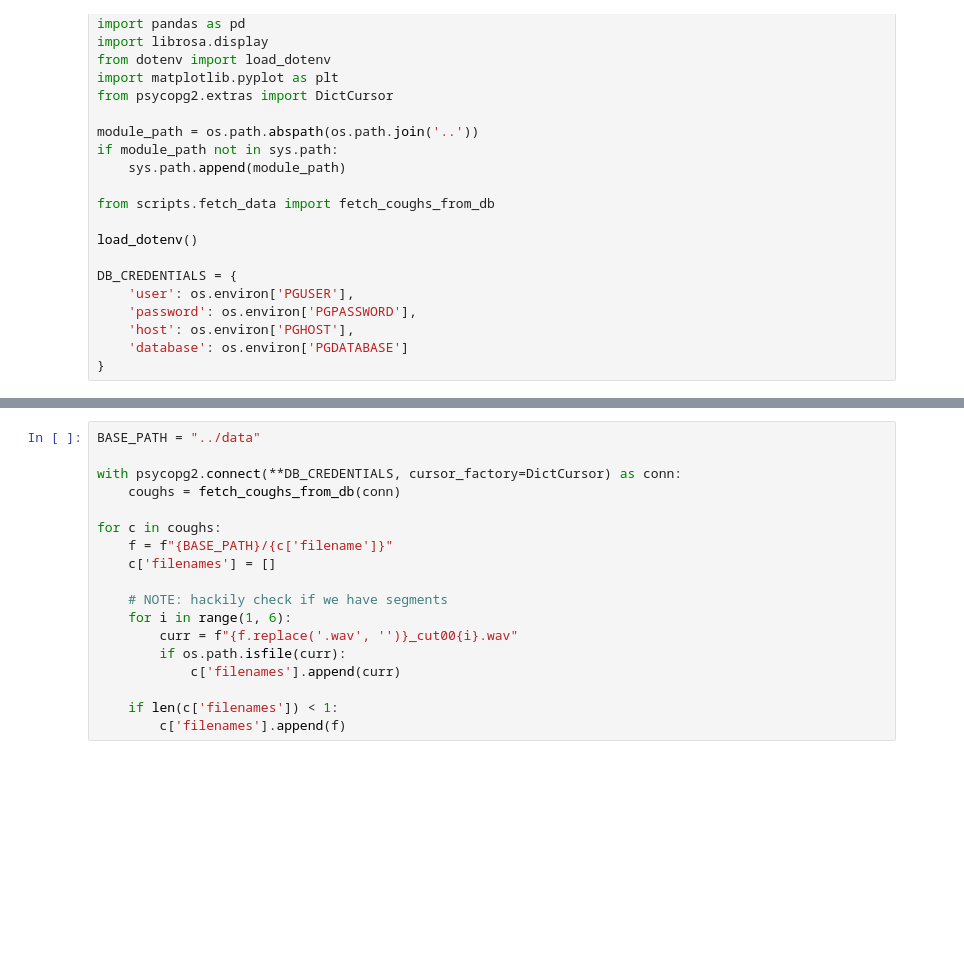
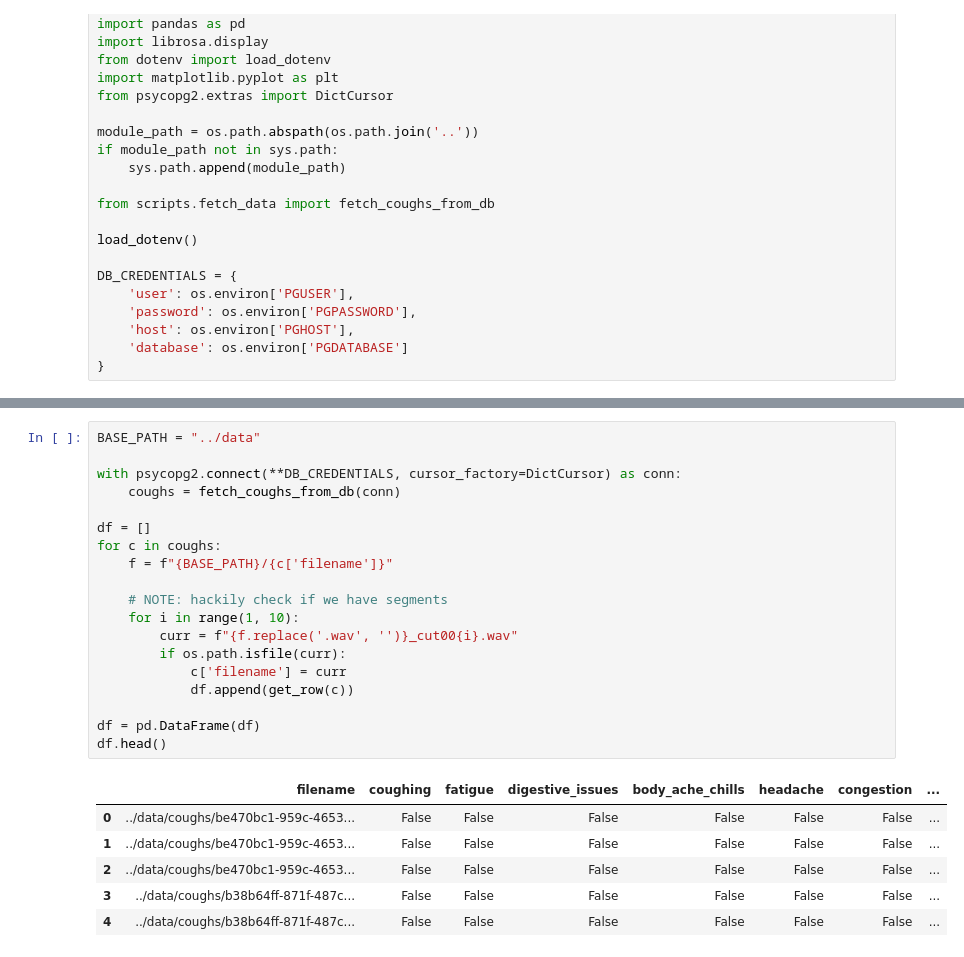
Before and after one commit to ale316/covid-19-classifier, a Jupyter notebook: notebooks/visualizations.ipynb, the cells around one changed output, grey strips where cells are left out. Cells and saved outputs as stored; diff of their text form; blank space fills up the shorter version.

```diff
--- a/notebooks/visualizations.ipynb
+++ b/notebooks/visualizations.ipynb
@@ -28,18 +44,26 @@ DB_CREDENTIALS = {
 # %%
 BASE_PATH = "../data"
 
 with psycopg2.connect(**DB_CREDENTIALS, cursor_factory=DictCursor) as conn:
     coughs = fetch_coughs_from_db(conn)
 
+df = []
 for c in coughs:
     f = f"{BASE_PATH}/{c['filename']}"
-    c['filenames'] = []
 
     # NOTE: hackily check if we have segments
-    for i in range(1, 6):
+    for i in range(1, 10):
         curr = f"{f.replace('.wav', '')}_cut00{i}.wav"
         if os.path.isfile(curr):
-            c['filenames'].append(curr)
+            c['filename'] = curr
+            df.append(get_row(c))
 
-    if len(c['filenames']) < 1:
-        c['filenames'].append(f)
+df = pd.DataFrame(df)
+df.head()
+# %% [output]
+|  | filename | coughing | fatigue | digestive_issues | body_ache_chills | headache | congestion | ... |
+| 0 | ../data/coughs/be470bc1-959c-4653... | False | False | False | False | False | False | ... |
+| 1 | ../data/coughs/be470bc1-959c-4653... | False | False | False | False | False | False | ... |
+| 2 | ../data/coughs/be470bc1-959c-4653... | False | False | False | False | False | False | ... |
+| 3 | ../data/coughs/b38b64ff-871f-487c... | False | False | False | False | False | False | ... |
+| 4 | ../data/coughs/b38b64ff-871f-487c... | False | False | False | False | False | False | ... |
```
Also changed, not shown: parts of 6 cells of this notebook, 1 other file.
